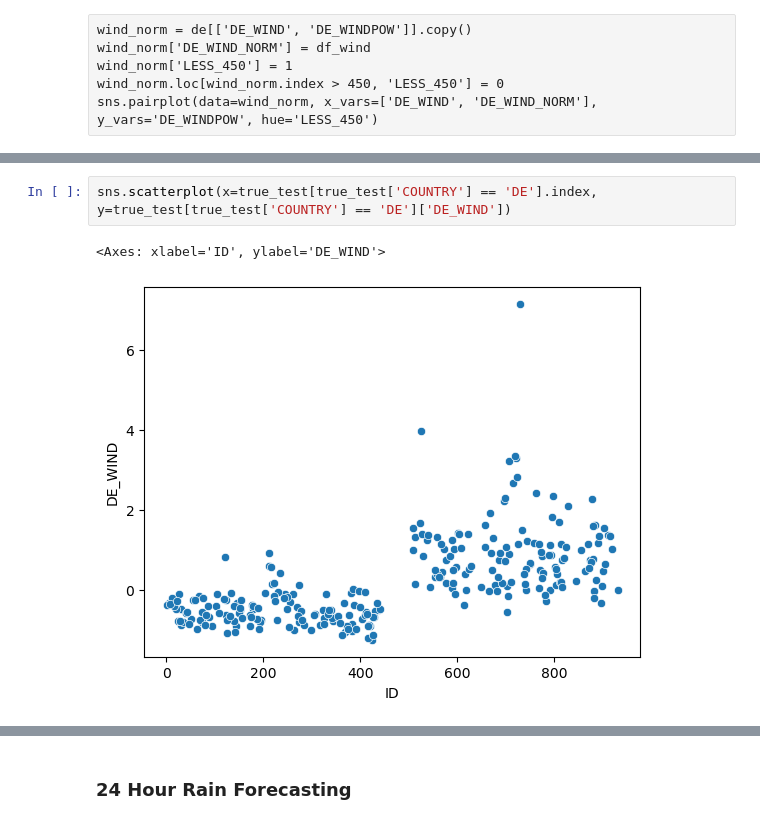
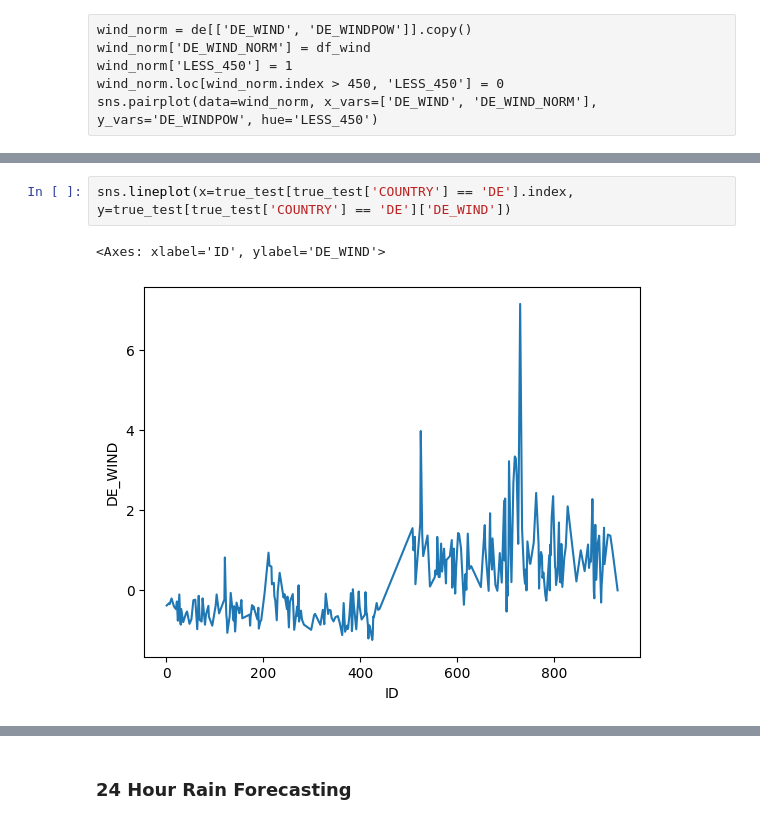
Before and after one commit to 0xandrewdu/qrt_energy, a Jupyter notebook: fill_weather.ipynb, the cells around one changed output, grey strips where cells are left out. Cells and saved outputs as stored; diff of their text form.

```diff
--- a/fill_weather.ipynb
+++ b/fill_weather.ipynb
@@ -170,8 +262,8 @@ sns.scatterplot(x=de.index, y=de['DE_WIND'])
 # %%
-sns.scatterplot(x=true_test[true_test['COUNTRY'] == 'DE'].index, y=true_test[true_test['COUNTRY'] == 'DE']['DE_WIND'])
+sns.lineplot(x=true_test[true_test['COUNTRY'] == 'DE'].index, y=true_test[true_test['COUNTRY'] == 'DE']['DE_WIND'])
 # %% [output]
 <Axes: xlabel='ID', ylabel='DE_WIND'>
-[figure, old version]
+[figure, new version]
 # %%
 temp_de = de.copy()
 temp_de['TARGET'] = y_de['TARGET']
```
Also changed, not shown: parts of 32 cells of this notebook, 1 other file.
